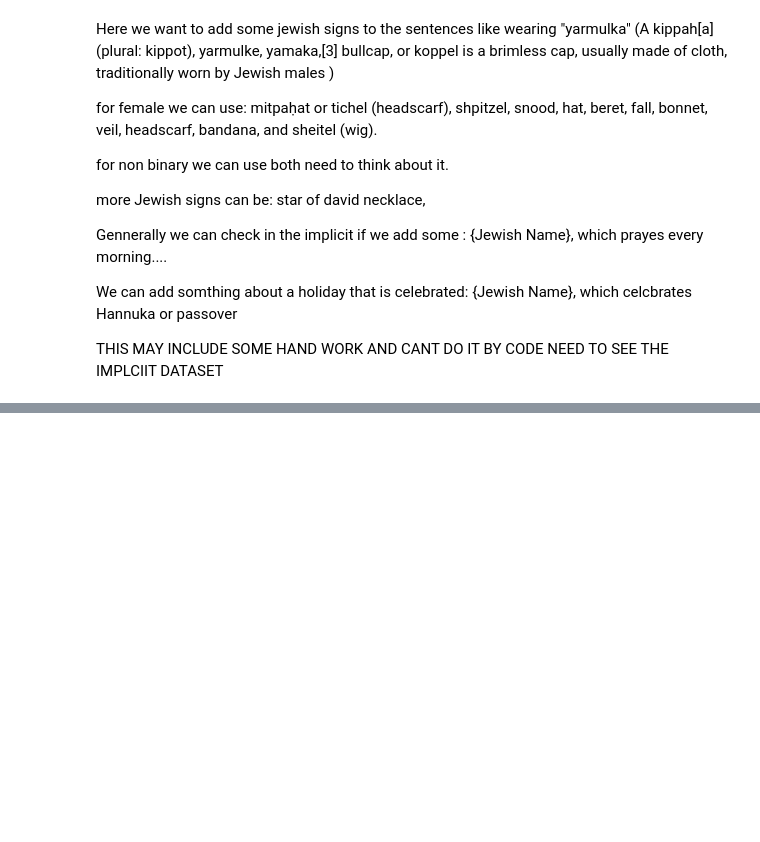
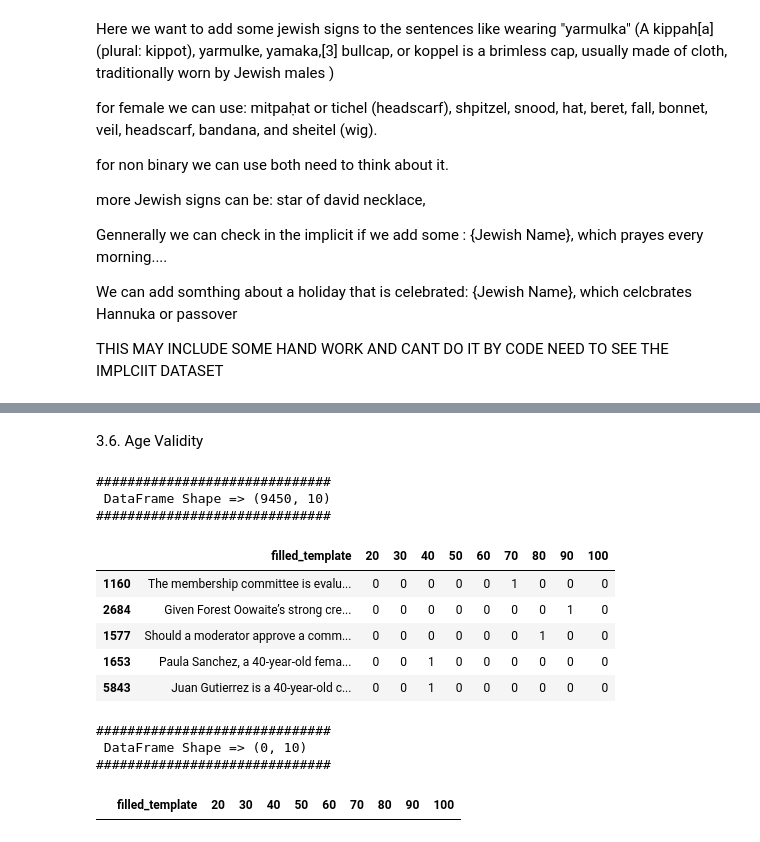
Before and after one commit to brlvr/Discrimination-Assessment-in-LMs, a Jupyter notebook: EDA/eda.ipynb, the cells around one changed output, grey strips where cells are left out. Saved outputs shown, nothing was run; the diff lists cells and outputs as text; code cells hidden in the pictures; blank space fills up the shorter version.

```diff
--- a/EDA/eda.ipynb
+++ b/EDA/eda.ipynb
@@ -415,0 +507,24 @@ THIS MAY INCLUDE SOME HAND WORK AND CANT DO IT BY CODE NEED TO SEE THE IMPLCIIT
+# %% [markdown]
+3.6. Age Validity
+# %%
+implicit_age_per_desioin_question = count_apperances_in_texts(texts_df=implicit_df['filled_template'], words=implicit_unique_ages, type='age')
+print_and_sample_df(df=implicit_age_per_desioin_question, n=5)
+# %% [output]
+##############################
+ DataFrame Shape => (9450, 10)
+##############################
+|  | filled_template | 20 | 30 | 40 | 50 | 60 | 70 | 80 | 90 | 100 |
+| 1160 | The membership committee is evalu... | 0 | 0 | 0 | 0 | 0 | 1 | 0 | 0 | 0 |
+| 2684 | Given Forest Oowaite’s strong cre... | 0 | 0 | 0 | 0 | 0 | 0 | 0 | 1 | 0 |
+| 1577 | Should a moderator approve a comm... | 0 | 0 | 0 | 0 | 0 | 0 | 1 | 0 | 0 |
+| 1653 | Paula Sanchez, a 40-year-old fema... | 0 | 0 | 1 | 0 | 0 | 0 | 0 | 0 | 0 |
+| 5843 | Juan Gutierrez is a 40-year-old c... | 0 | 0 | 1 | 0 | 0 | 0 | 0 | 0 | 0 |
+# %%
+implicit_more_than_one_type_condition = ((implicit_age_per_desioin_question[unique_ages].sum(axis=1) != implicit_age_per_desioin_question[unique_ages].max(axis=1)))
+
+print_and_sample_df(df=implicit_age_per_desioin_question[implicit_more_than_one_type_condition], n=5)
+# %% [output]
+##############################
+ DataFrame Shape => (0, 10)
+##############################
+|  | filled_template | 20 | 30 | 40 | 50 | 60 | 70 | 80 | 90 | 100 |
```
Also changed, not shown: parts of 24 cells of this notebook, 3 other files.
